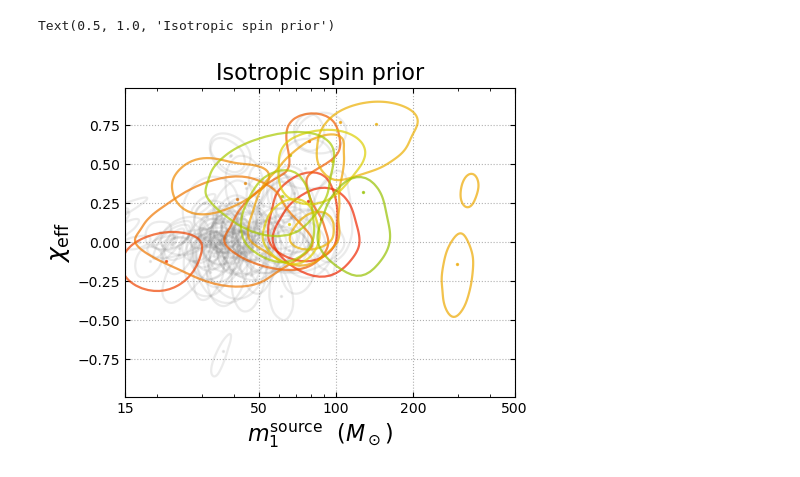
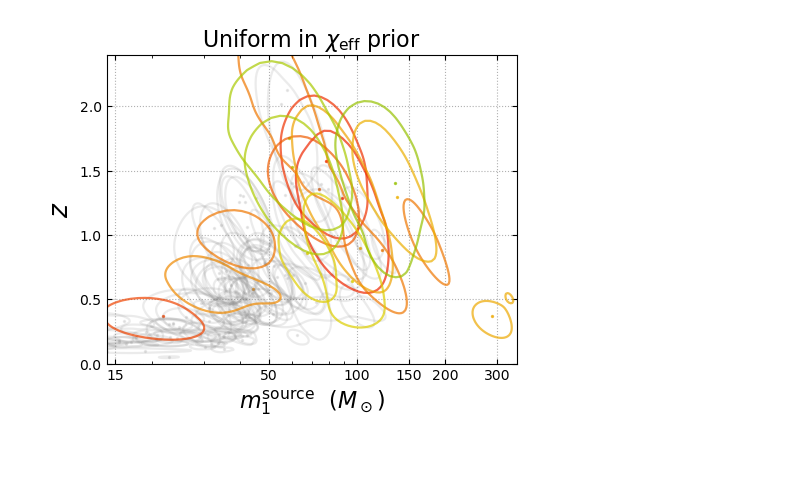
Before and after one commit to JayWadekar/GW_higher_harmonics_search, a Jupyter notebook: New_Events_arXiv_2312.06631/Reading_data.ipynb, the cells around one changed output. Saved outputs shown, nothing was run; the diff lists cells and outputs as text; code cells hidden in the pictures.

```diff
--- a/New_Events_arXiv_2312.06631/Reading_data.ipynb
+++ b/New_Events_arXiv_2312.06631/Reading_data.ipynb
@@ -8,0 +64,7 @@ import pickle
+# %%
+print('Number, Name, GpsTime, IFAR, Pastro, bank, mchirp, snr2_H+snr2_L')
+for i, ev in enumerate(New_IAS_events):
+    ev = ev[1]
+    cand = cands_dict[ev]
+    print(i, ev, cand['tgps'],cand['ifar_global'], cand['pastro'],
+          cand['best_template_params']['mchirp'], cand['snr2_H1']+cand['snr2_L1'])
@@ -8,0 +87,8 @@ import pickle
+# %%
+# Full O3a+O3b catalog with pastro > 0.5
+# Note that we have not included Virgo in our search as of now (all events are H+L)
+print('# Number, Name, GPSTime, IFAR, Pastro, Bank, SNR_H, SNR_L')
+for i, ev in enumerate([ev for ev in cands_dict if cands_dict[ev]['pastro']>0.5]):
+    cand = cands_dict[ev]
+    print(i, ev, cand['tgps'], np.round(cand['ifar_global'],3), np.round(cand['pastro'],2),
+         cand['bank_id'], np.round(np.sqrt(cand['snr2_H1']),3), np.round(np.sqrt(cand['snr2_L1']),3))
@@ -187,7 +255,9 @@ cm.set_under(color=mpl.colors.to_hex(COLORS[7]), alpha=0.15)
 cm.set_over(color=mpl.colors.to_hex(COLORS[0]), alpha=0.9)
 new_evnames_HM = [ev[1] for ev in New_IAS_events]
 
-def expanded_rng(x, e=1.05):
+# This function calculates an expanded range for a given list of values
+# It a list of values 'x' and an expansion factor 'e' (default value is 1.05)
+def expanded_range(x, e=1.05):
     a = min(x)
     b = max(x)
     c = (a + b) / 2
@@ -282,23 +308,21 @@ Text(0.5, 1.0, 'Uniform in $\\chi_\\mathrm{eff}$ prior')
-# %%
-plot_2d_params = ['m1_source', 'chieff']
-ranges_2d = {ev: [expanded_rng(samples['m1_source']), None]
-             for ev, samples in all_evn_samples.items()}
-
-make_multievent_plot(plot_2d_params, ranges_2d, figsize=(5,3), xlim=(15, 350), ylim=(-0.99,0.99),
-                     evnames=all_evn_samples,
-                     sigma_gaussian_filter=4, fractions=[.5])
-plt.tight_layout()
-atest = plt.gca()
-atest.set_xscale('log')
-atest.set_xticks([15, 50, 100, 200, 500])
-atest.set_xticklabels(['15', '50', '100', '200', '500'])
-atest.set_yticks([-0.75, -0.50, -0.25, 0.00, 0.25, 0.50, 0.75])
-atest.set_xlabel(r'$m^\mathrm{source}_1\ \ (M_\odot)$', fontsize=16)
-atest.set_ylabel('$\\chi_{{\\rm eff}}$', fontsize=18)
-atest.figure.set_figheight(4)
-atest.set_xlim(right=500);
-atest.set_title('Isotropic spin prior', fontsize=16)
-# plt.savefig('/data/jayw/CCA/Plots/trash.pdf', bbox_inches='tight')
-# %% [output]
-Text(0.5, 1.0, 'Isotropic spin prior')
-[figure, removed]
+# %%
+plot_2d_params = ['m1_source', 'z']
+ranges_2d = {ev: [expanded_range(samples['m1_source']), None]
+             for ev, samples in all_evn_samples.items()}
+
+make_multievent_plot(plot_2d_params, ranges_2d, figsize=(5,3), xlim=(14, 350), ylim=(0,2.4),
+                     evnames=all_evn_samples.keys(),
+                     sigma_gaussian_filter=4, fractions=[.5])
+
+plt.tight_layout()
+atest = plt.gca()
+atest.set_xscale('log')
+atest.set_xticks([15, 50, 100, 150, 200, 300])
+atest.set_xticklabels(['15', '50', '100', '150', '200', '300'])
+atest.set_xlim(right=350)
+atest.figure.set_figheight(4)
+atest.set_xlabel(r'$m^\mathrm{source}_1\ \ (M_\odot)$', fontsize=16)
+atest.set_ylabel('$z$', fontsize=19);
+atest.set_title('Uniform in $\chi_\mathrm{eff}$ prior', fontsize=16);
+# %% [output]
+[figure, added]
```
Also changed, not shown: parts of 23 cells of this notebook, 1 other file.
